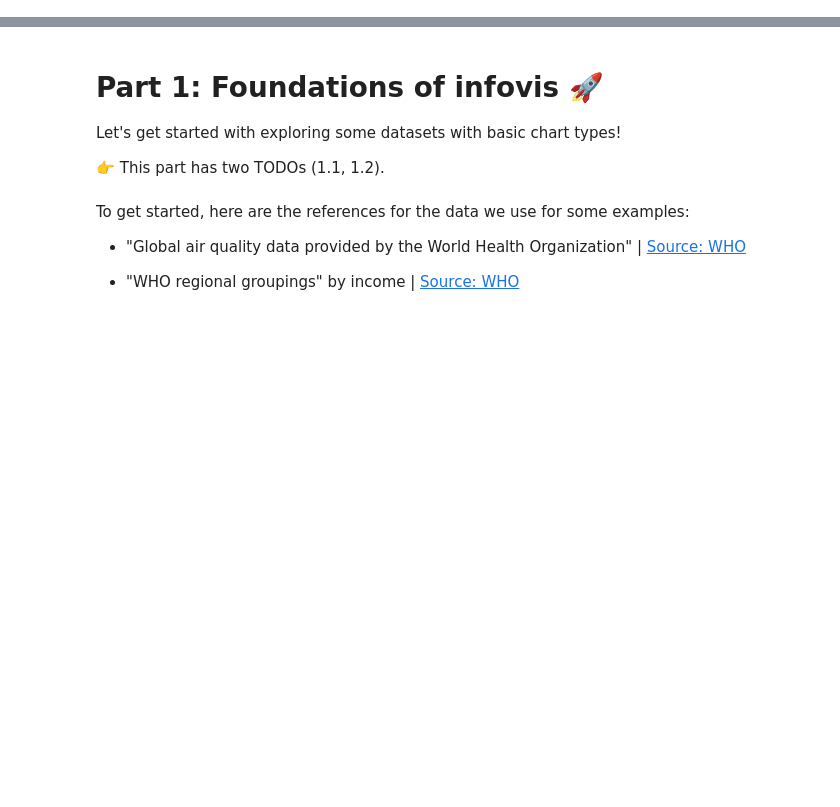
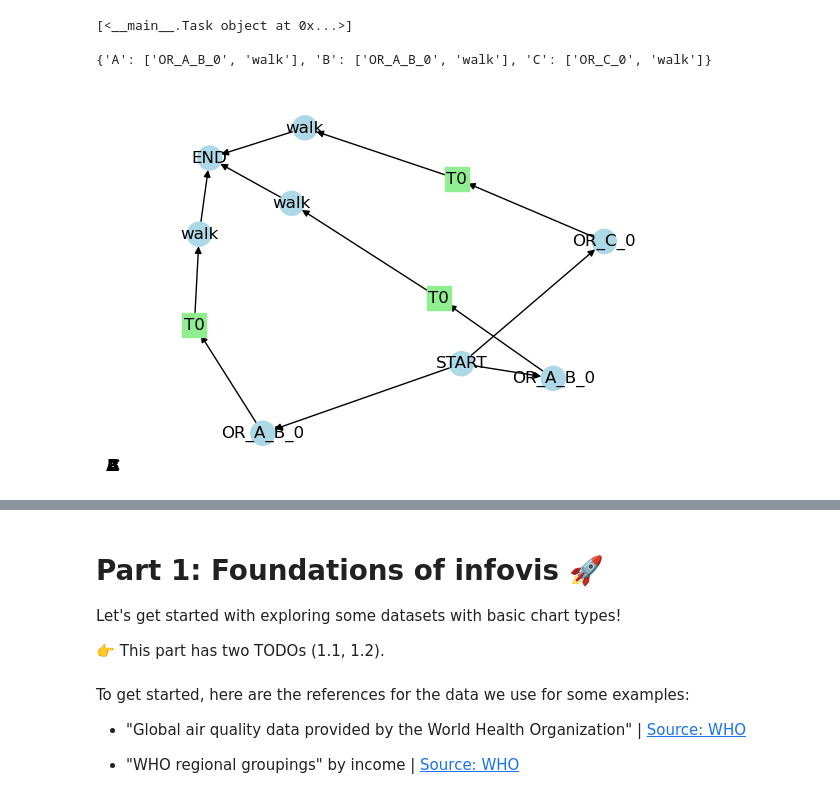
Before and after one commit to auruo4ever/NL_MultipleRobots, a Jupyter notebook: Alisa_Pogodaeva copy.ipynb, the cells around one changed output, grey strips where cells are left out. Drawn from its saved outputs; the diff is of its cells as text; code cells hidden in the pictures; blank space fills up the shorter version.

Commit message:
graphs added

```diff
--- a/Alisa_Pogodaeva copy.ipynb
+++ b/Alisa_Pogodaeva copy.ipynb
@@ -129,0 +234,27 @@ print_tasks(doc)
+# %%
+def draw_petri_net(petri_net, pos, actor_labels):
+    import matplotlib.pyplot as plt
+
+    # Draw the Petri Net
+    node_shapes = nx.get_node_attributes(petri_net, 'shape')
+    node_colors = nx.get_node_attributes(petri_net, 'color')
+    node_labels = nx.get_node_attributes(petri_net, 'label')
+
+    for shape in set(node_shapes.values()):
+        nodes = [node for node, attr in node_shapes.items() if attr == shape]
+        nx.draw_networkx_nodes(
+            petri_net, pos,
+            nodelist=nodes,
+            node_shape='o' if shape == 'circle' else 's',  # 'o' = circle, 's' = square
+            node_color=[node_colors[node] for node in nodes]
+        )
+
+    nx.draw_networkx_edges(petri_net, pos, arrows=True)
+    nx.draw_networkx_labels(petri_net, pos, labels=node_labels)
+
+    for actor, actor_pos in actor_labels.items():
+        # Actor labels are not positioned meaningfully here due to spring layout
+        plt.text(-1, -1, actor, fontsize=12, fontweight='bold', ha='right', va='center', color='black')
+
+    plt.axis('off')
+    plt.show()
@@ -129,0 +309,12 @@ print_tasks(doc)
+# %%
+
+
+input_text = "Robot A and Robot B, or Robot A and Robot C walk."
+doc = nlp(input_text)
+a = get_parallel_tasks(doc)
+prepare_petri_net(a)
+# %% [output]
+[<__main__.Task object at 0x...>]
+
+{'A': ['OR_A_B_0', 'walk'], 'B': ['OR_A_B_0', 'walk'], 'C': ['OR_C_0', 'walk']}
+[figure, added]
```
Also changed, not shown: parts of 9 cells of this notebook.
